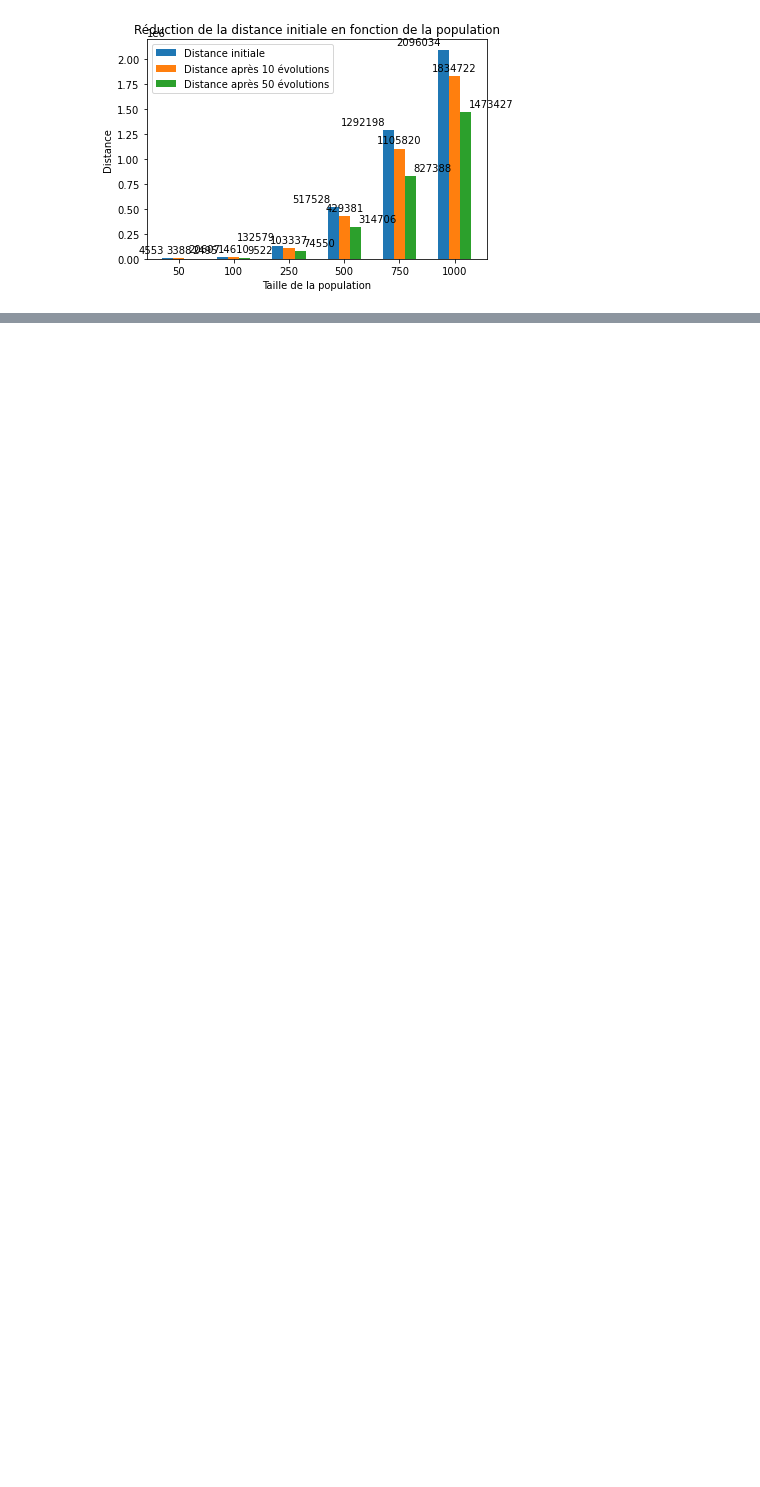
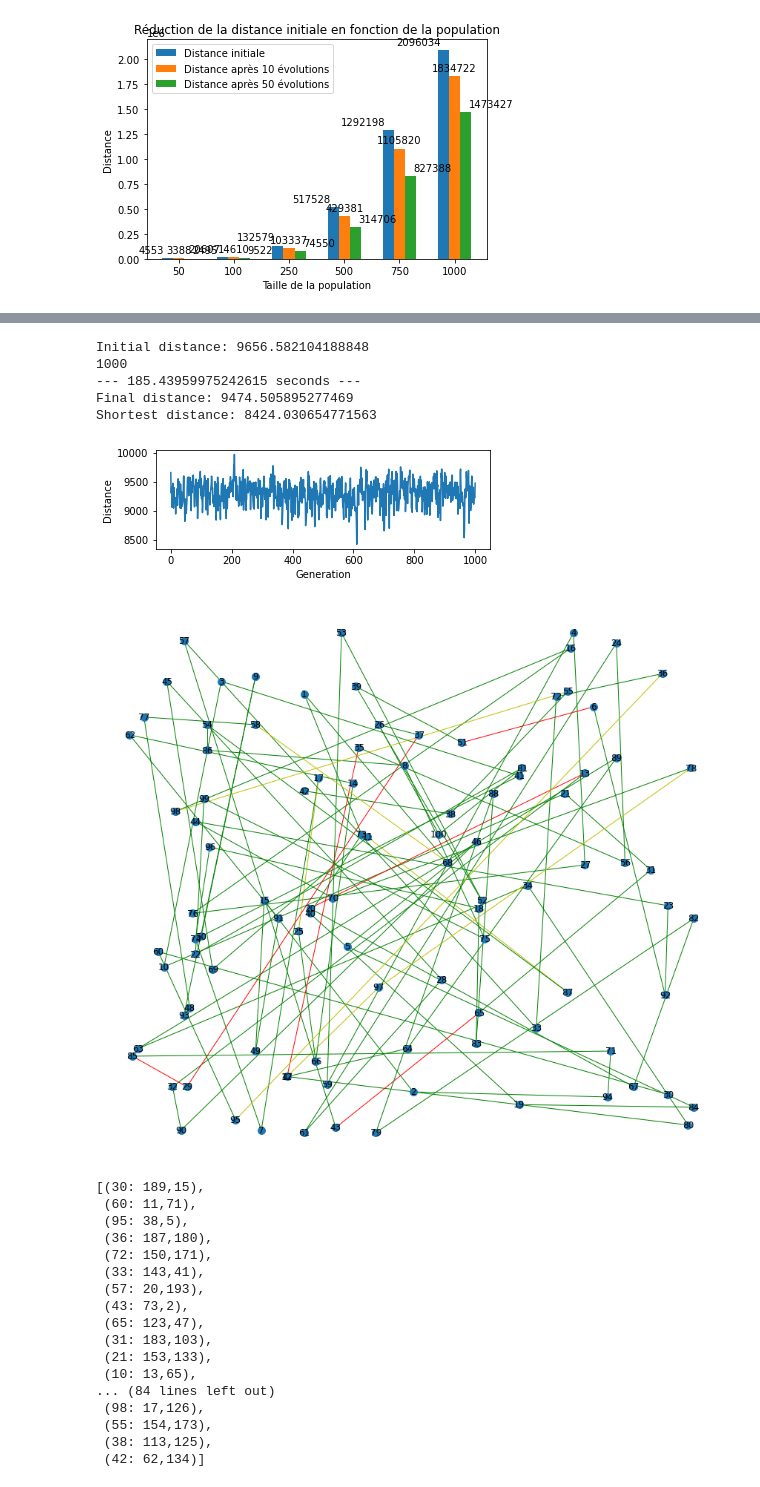
Before and after one commit to CoCodeur/VRP-PROJECT, a Jupyter notebook: AG/AlgorithmeGénétique.ipynb, the cells around one changed output, grey strips where cells are left out. Cells and saved outputs as stored; diff of their text form; code cells hidden in the pictures; blank space fills up the shorter version.

```diff
--- a/AG/AlgorithmeGénétique.ipynb
+++ b/AG/AlgorithmeGénétique.ipynb
@@ -578,0 +595,23 @@ plt.show() # affiche la figure a l'ecran
+# %%
+cityList = []
+def testPopulation(nb_villes):
+    cityList.clear()
+    for i in range(0,nb_villes):
+        xpos = int(random.random() * 200)
+        ypos = int(random.random() * 200)
+        cityList.append(City(xpos, ypos, i+1))
+
+testPopulation(10)
+start_time = time.time()
+geneticAlgorithm(population=cityList, popSize=50, eliteSize=15, mutationRate=0.001, generations=100)
+print("10 villes --- %s seconds ---" % (time.time() - start_time))
+
+testPopulation(100)
+start_time = time.time()
+geneticAlgorithm(population=cityList, popSize=50, eliteSize=15, mutationRate=0.001, generations=100)
+print("100 villes --- %s seconds ---" % (time.time() - start_time))
+
+testPopulation(1000)
+start_time = time.time()
+geneticAlgorithm(population=cityList, popSize=50, eliteSize=15, mutationRate=0.001, generations=100)
+print("1000 villes --- %s seconds ---" % (time.time() - start_time))
@@ -578,0 +633,27 @@ plt.show() # affiche la figure a l'ecran
+# %%
+geneticAlgorithmPlot(population=cityList, popSize=50, eliteSize=15, mutationRate=0.1, generations=1000)
+# %% [output]
+Initial distance: 9656.582104188848
+1000
+--- 185.43959975242615 seconds ---
+Final distance: 9474.505895277469
+Shortest distance: 8424.030654771563
+[figure, added]
+[figure, added]
+[(30: 189,15),
+ (60: 11,71),
+ (95: 38,5),
+ (36: 187,180),
+ (72: 150,171),
+ (33: 143,41),
+ (57: 20,193),
+ (43: 73,2),
+ (65: 123,47),
+ (31: 183,103),
+ (21: 153,133),
+ (10: 13,65),
+... (84 lines left out)
+ (98: 17,126),
+ (55: 154,173),
+ (38: 113,125),
+ (42: 62,134)]
```
Also changed, not shown: parts of 22 cells of this notebook.
